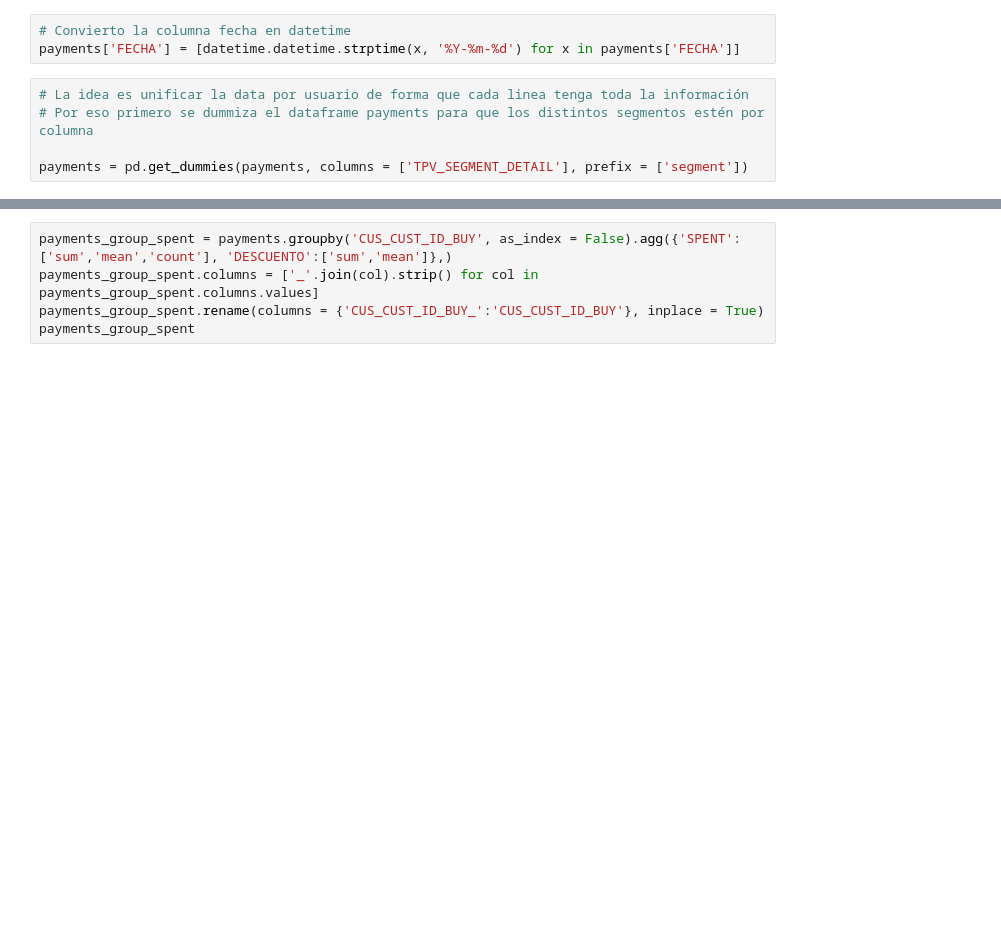
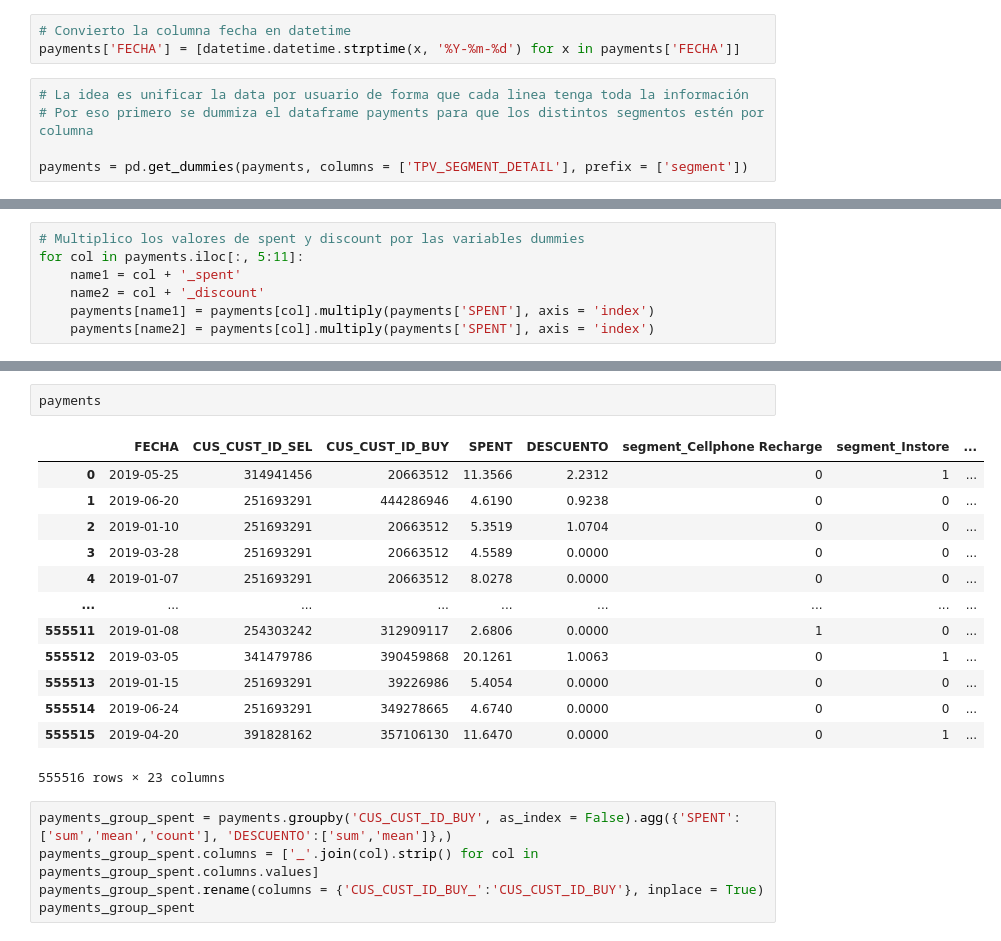
Before and after one commit to EmilianoLS/Data-Science, a Jupyter notebook: churn_model_meli/notebooks/churn_model.ipynb, the cells around one changed output, grey strips where cells are left out. Cells and saved outputs as stored; diff of their text form; blank space fills up the shorter version.

```diff
--- a/churn_model_meli/notebooks/churn_model.ipynb
+++ b/churn_model_meli/notebooks/churn_model.ipynb
@@ -110,2 +93,9 @@ payments.groupby([pd.Grouper(key = 'FECHA', freq = '3M'), 'CUS_CUST_ID_BUY'], as
+# %%
+# Multiplico los valores de spent y discount por las variables dummies
+for col in payments.iloc[:, 5:11]:
+    name1 = col + '_spent'
+    name2 = col + '_discount'
+    payments[name1] = payments[col].multiply(payments['SPENT'], axis = 'index')
+    payments[name2] = payments[col].multiply(payments['SPENT'], axis = 'index')
 # %%
 # Funcion de agregacion por ventanas de tiempo
@@ -202,3 +203,19 @@ payments_group_date_discount_mean.drop(columns = ['spent','spent_count','spent_m
+# %%
+payments
+# %% [output]
+|  | FECHA | CUS_CUST_ID_SEL | CUS_CUST_ID_BUY | SPENT | DESCUENTO | segment_Cellphone Recharge | segment_Instore | ... |
+| 0 | 2019-05-25 | 314941456 | 20663512 | 11.3566 | 2.2312 | 0 | 1 | ... |
+| 1 | 2019-06-20 | 251693291 | 444286946 | 4.6190 | 0.9238 | 0 | 0 | ... |
+| 2 | 2019-01-10 | 251693291 | 20663512 | 5.3519 | 1.0704 | 0 | 0 | ... |
+| 3 | 2019-03-28 | 251693291 | 20663512 | 4.5589 | 0.0000 | 0 | 0 | ... |
+| 4 | 2019-01-07 | 251693291 | 20663512 | 8.0278 | 0.0000 | 0 | 0 | ... |
+| ... | ... | ... | ... | ... | ... | ... | ... | ... |
+| 555511 | 2019-01-08 | 254303242 | 312909117 | 2.6806 | 0.0000 | 1 | 0 | ... |
+| 555512 | 2019-03-05 | 341479786 | 390459868 | 20.1261 | 1.0063 | 0 | 1 | ... |
+| 555513 | 2019-01-15 | 251693291 | 39226986 | 5.4054 | 0.0000 | 0 | 0 | ... |
+| 555514 | 2019-06-24 | 251693291 | 349278665 | 4.6740 | 0.0000 | 0 | 0 | ... |
+| 555515 | 2019-04-20 | 391828162 | 357106130 | 11.6470 | 0.0000 | 0 | 1 | ... |
+555516 rows × 23 columns
 # %%
 payments_group_spent = payments.groupby('CUS_CUST_ID_BUY', as_index = False).agg({'SPENT':['sum','mean','count'], 'DESCUENTO':['sum','mean']},)
 payments_group_spent.columns = ['_'.join(col).strip() for col in payments_group_spent.columns.values]
```
Also changed, not shown: parts of 5 cells of this notebook.
